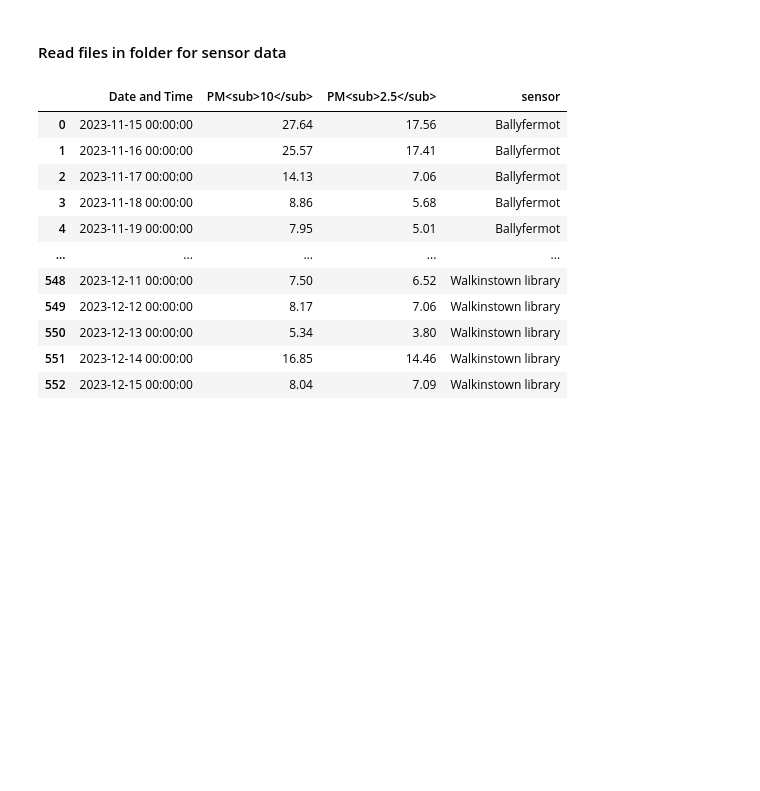
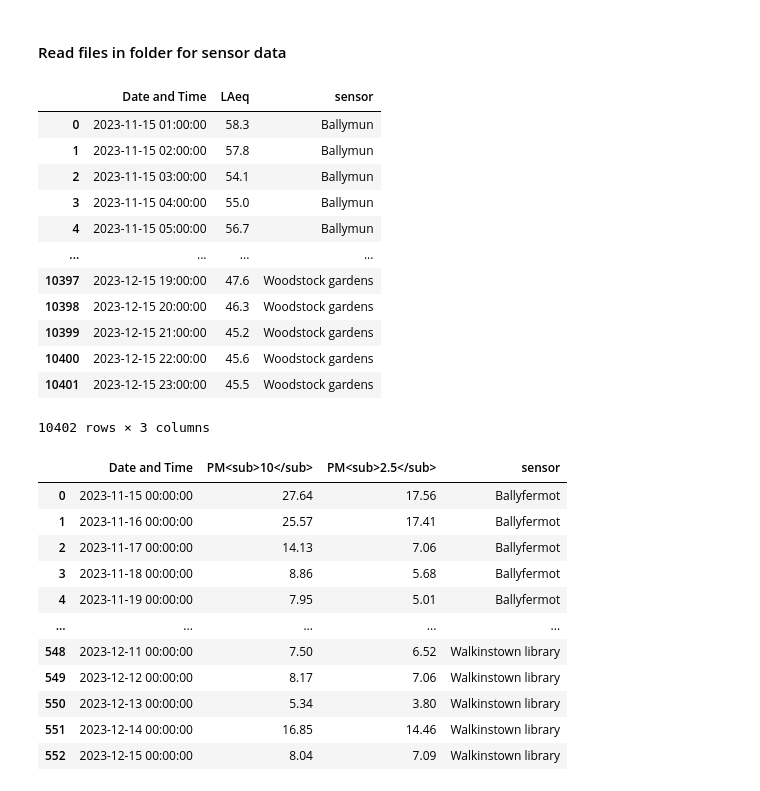
Before and after one commit to alexCCTcollege/Capstone, a Jupyter notebook: Transform.ipynb, the cells around one changed output. Drawn from its saved outputs; the diff is of its cells as text; code cells hidden in the pictures; blank space fills up the shorter version.

```diff
--- a/Transform.ipynb
+++ b/Transform.ipynb
@@ -58,6 +58,22 @@ def read_csv_files_in_folder(folder_path):
     return concatenated_df
 # %%
 Noise = read_csv_files_in_folder("C:\\Users\\santi\\OneDrive\\Desktop\\Flags\\Capstone\\Noise sensors")
+# %%
+Noise
+# %% [output]
+|  | Date and Time | LAeq | sensor |
+| 0 | 2023-11-15 01:00:00 | 58.3 | Ballymun |
+| 1 | 2023-11-15 02:00:00 | 57.8 | Ballymun |
+| 2 | 2023-11-15 03:00:00 | 54.1 | Ballymun |
+| 3 | 2023-11-15 04:00:00 | 55.0 | Ballymun |
+| 4 | 2023-11-15 05:00:00 | 56.7 | Ballymun |
+| ... | ... | ... | ... |
+| 10397 | 2023-12-15 19:00:00 | 47.6 | Woodstock gardens |
+| 10398 | 2023-12-15 20:00:00 | 46.3 | Woodstock gardens |
+| 10399 | 2023-12-15 21:00:00 | 45.2 | Woodstock gardens |
+| 10400 | 2023-12-15 22:00:00 | 45.6 | Woodstock gardens |
+| 10401 | 2023-12-15 23:00:00 | 45.5 | Woodstock gardens |
+10402 rows × 3 columns
 # %%
 Air = read_csv_files_in_folder("C:\\Users\\santi\\OneDrive\\Desktop\\Flags\\Capstone\\Air sensors")
 # %%
```
Also changed, not shown: parts of 8 cells of this notebook.
